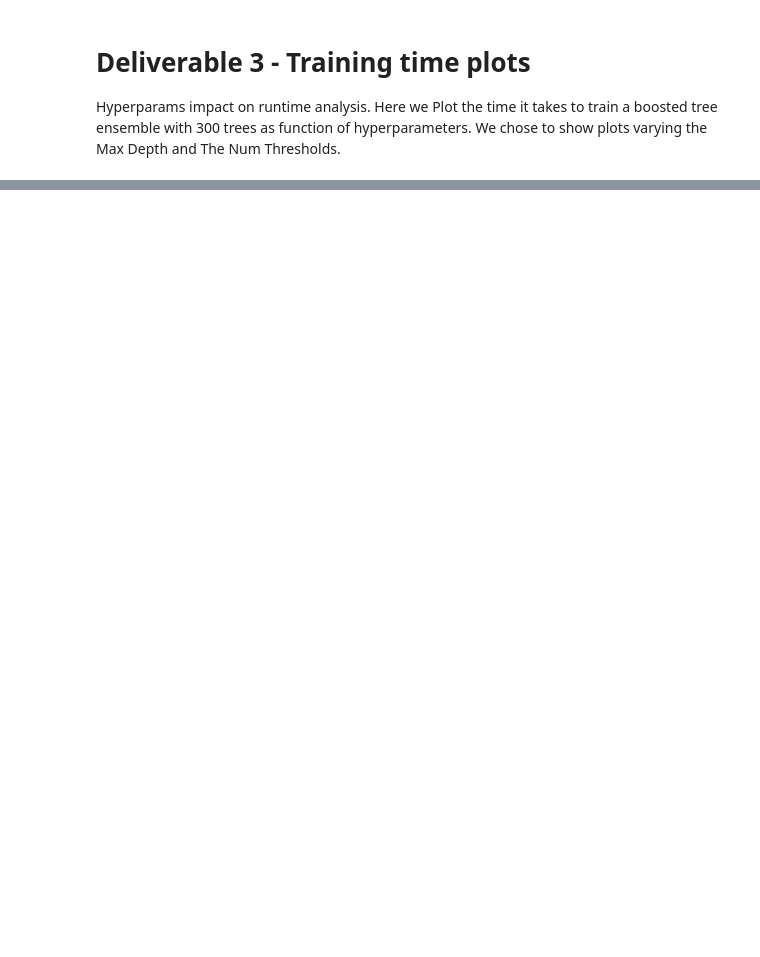
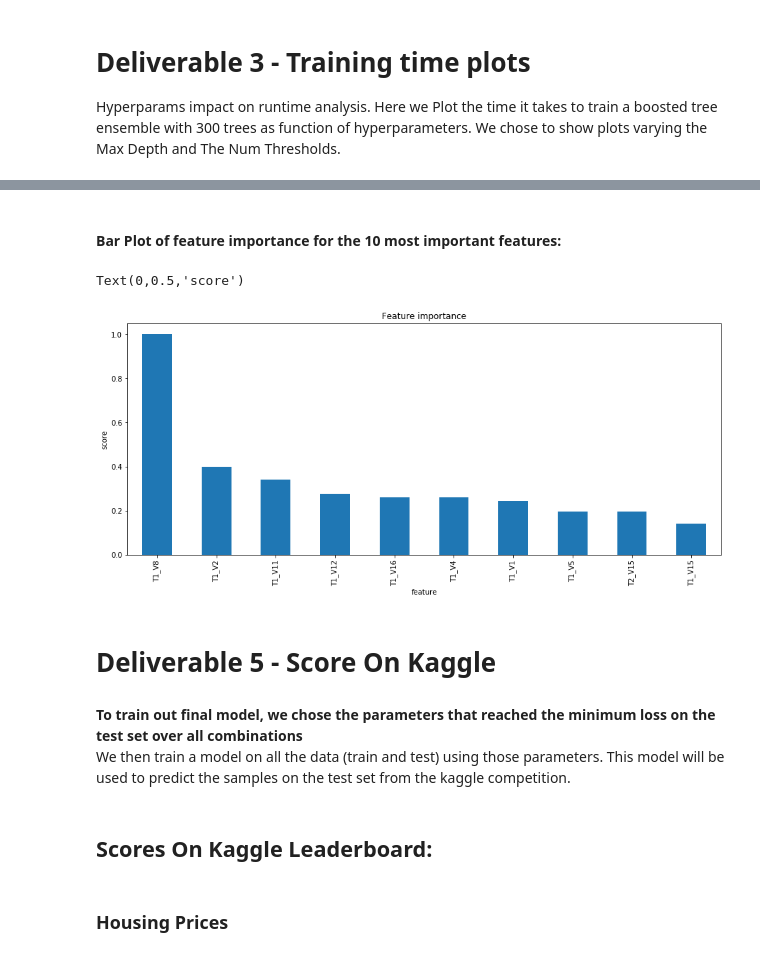
Before and after one commit to berryweinst/gbrt, a Jupyter notebook: Liberty Insurance Dataset.ipynb, the cells around one changed output, grey strips where cells are left out. Cells and saved outputs as stored; diff of their text form; code cells hidden in the pictures; blank space fills up the shorter version.

```diff
--- a/Liberty Insurance Dataset.ipynb
+++ b/Liberty Insurance Dataset.ipynb
@@ -198,0 +360,7 @@ tups=[(3, 0.6, 10), (3, 0.6, 20), (3, 0.6, 30), (3, 0.6, 50)]
+# %%
+features_dict = ensemble_feature_importance(test_dataset.data, train_dataset.label_name, best_model)
+n = 10
+features_dict = sorted(features_dict.items(), key=operator.itemgetter(1), reverse=True)[0:n]
+
+features_dict = pd.DataFrame(features_dict, columns=['feature', 'score'])
+features_dict
@@ -198,0 +379,14 @@ tups=[(3, 0.6, 10), (3, 0.6, 20), (3, 0.6, 30), (3, 0.6, 50)]
+# %% [markdown]
+#### Bar Plot of feature importance for the 10 most important features:
+# %%
+plot = features_dict.plot(kind='bar',legend=None,title="Feature importance", x='feature', figsize=(15,6))
+plot.set_xlabel("feature")
+plot.set_ylabel("score")
+# %% [output]
+Text(0,0.5,'score')
+[figure, added]
+# %% [markdown]
+# Deliverable 5 - Score On Kaggle
+# %% [markdown]
+**To train out final model, we chose the parameters that reached the minimum loss on the test set over all combinations**
+<br> We then train a model on all the data (train and test) using those parameters. This model will be used to predict the samples on the test set from the kaggle competition.
@@ -198,0 +408,4 @@ tups=[(3, 0.6, 10), (3, 0.6, 20), (3, 0.6, 30), (3, 0.6, 50)]
+# %% [markdown]
+## Scores On Kaggle Leaderboard:
+# %% [markdown]
+### Housing Prices
```
Also changed, not shown: parts of 28 cells of this notebook.
